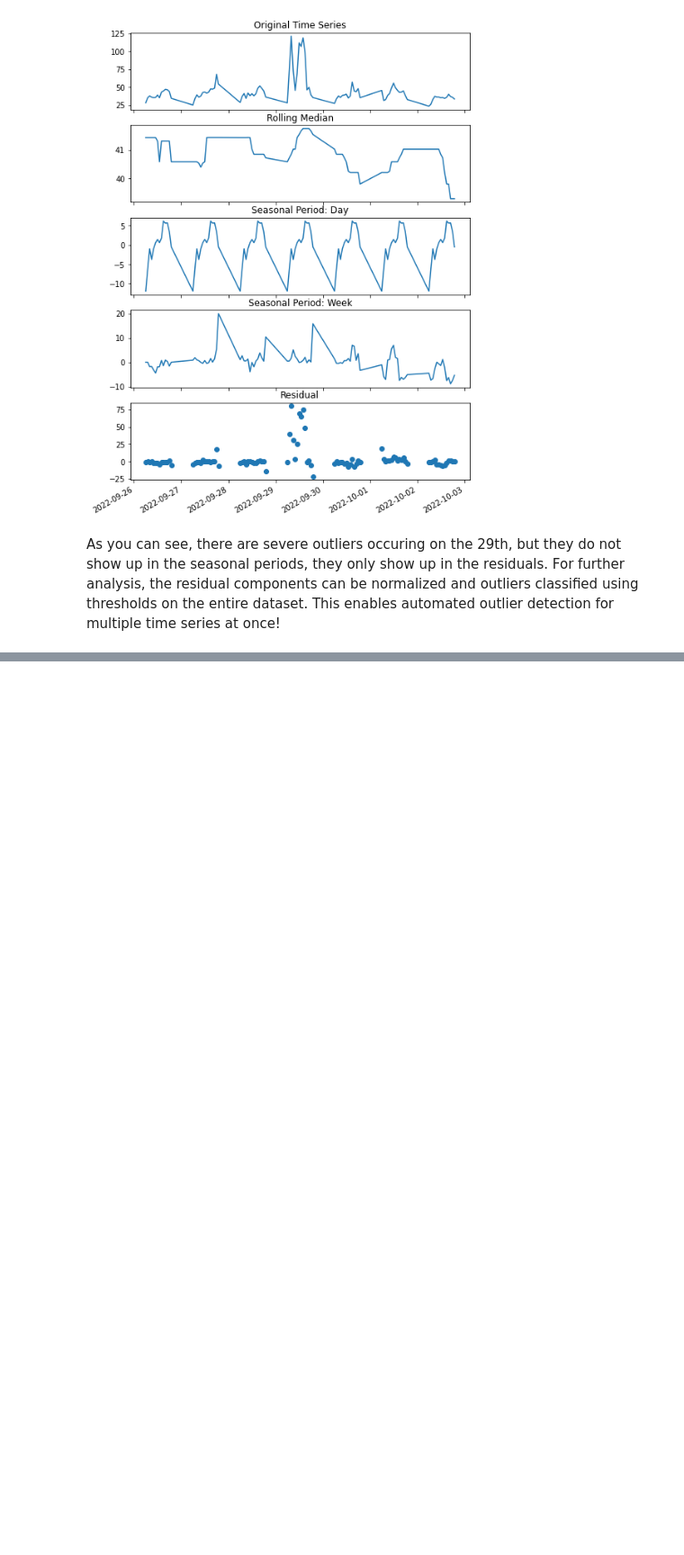
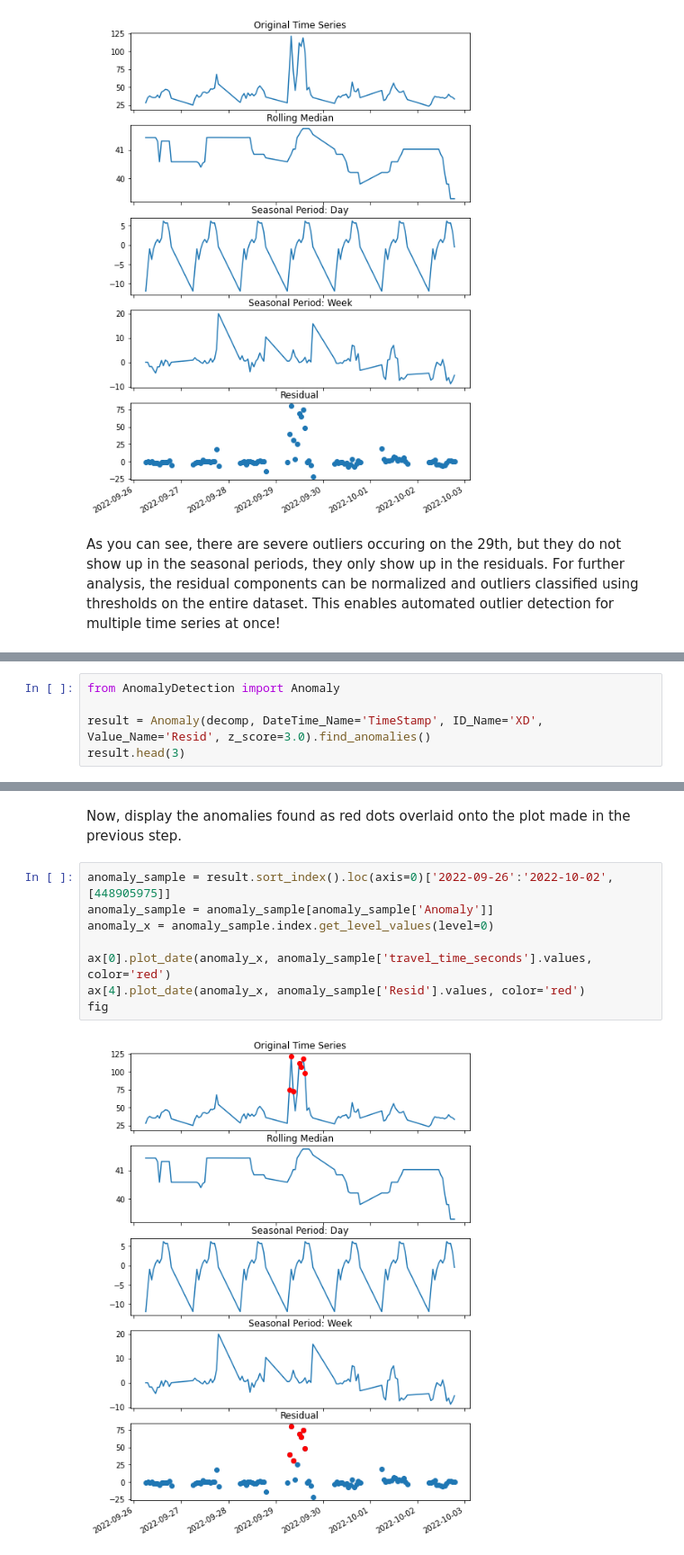
Before and after one commit to ShawnStrasser/TimeSeriesAnalysis, a Jupyter notebook: Example.ipynb, the cells around one changed output, grey strips where cells are left out. Shown at 90% size. Cells and saved outputs as stored; diff of their text form; blank space fills up the shorter version.

```diff
--- a/Example.ipynb
+++ b/Example.ipynb
@@ -58,0 +61,5 @@ As you can see, there are severe outliers occuring on the 29th, but they do not
+# %%
+from AnomalyDetection import Anomaly
+
+result = Anomaly(decomp, DateTime_Name='TimeStamp', ID_Name='XD', Value_Name='Resid', z_score=3.0).find_anomalies()
+result.head(3)
@@ -58,0 +72,12 @@ As you can see, there are severe outliers occuring on the 29th, but they do not
+# %% [markdown]
+Now, display the anomalies found as red dots overlaid onto the plot made in the previous step.
+# %%
+anomaly_sample = result.sort_index().loc(axis=0)['2022-09-26':'2022-10-02',[448905975]]
+anomaly_sample = anomaly_sample[anomaly_sample['Anomaly']]
+anomaly_x = anomaly_sample.index.get_level_values(level=0)
+
+ax[0].plot_date(anomaly_x, anomaly_sample['travel_time_seconds'].values, color='red')
+ax[4].plot_date(anomaly_x, anomaly_sample['Resid'].values, color='red')
+fig
+# %% [output]
+[figure, added]
```
Also changed, not shown: parts of 7 cells of this notebook, 1 other file.
